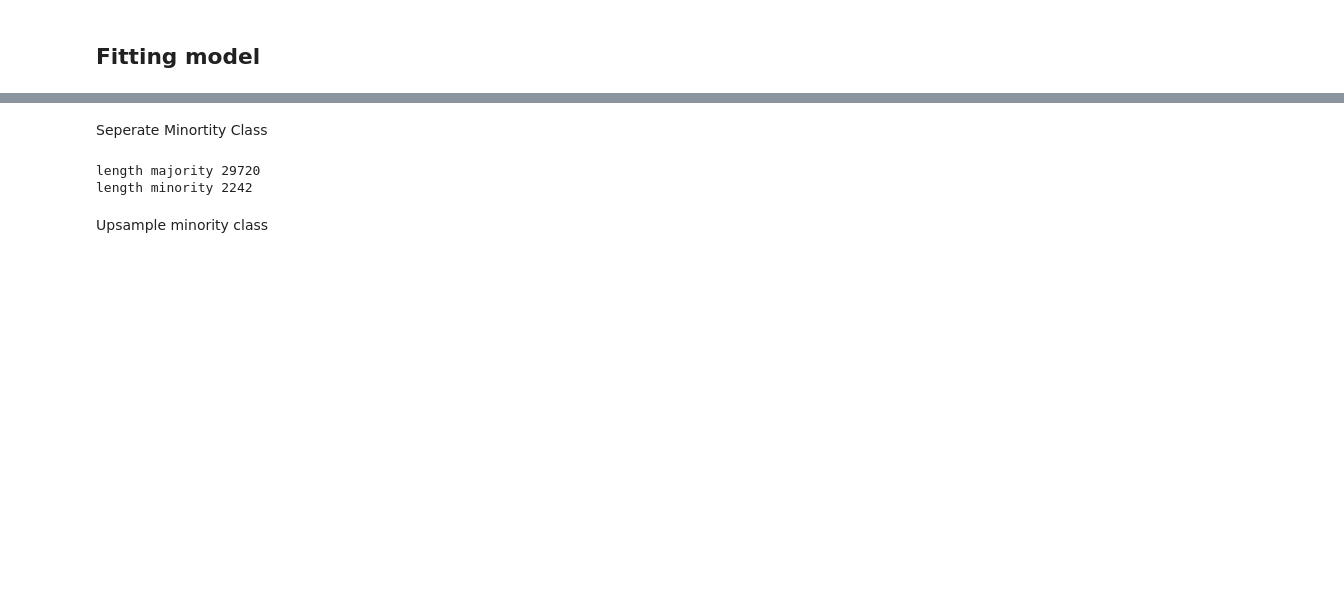
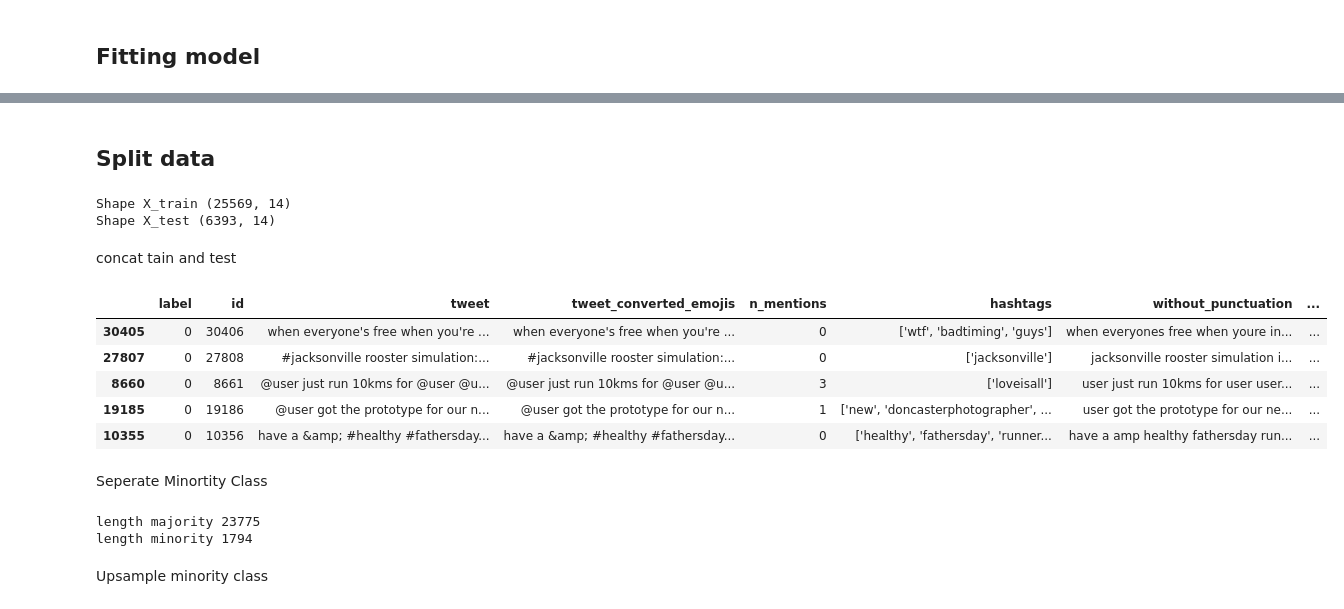
Before and after one commit to Aaron9812/Data_mining, a Jupyter notebook: src/models/decision_tree.ipynb, the cells around one changed output, grey strips where cells are left out. Cells and saved outputs as stored; diff of their text form; code cells hidden in the pictures; blank space fills up the shorter version.

```diff
--- a/src/models/decision_tree.ipynb
+++ b/src/models/decision_tree.ipynb
@@ -167,13 +159,39 @@ Dataset split: 0.9278339764313276
+# %% [markdown]
+## Split data
+# %%
+X_up2 = train_data.drop("label", 1)
+y_up2 = train_data.label
+# %%
+X_train_up2, X_test_up2, y_train_up2, y_test_up2 = train_test_split(X_up2, y_up2, test_size=0.2, random_state = 17, stratify=y_up2)
+# %%
+print(f"Shape X_train {X_train_up2.shape}")
+print(f"Shape X_test {X_test_up2.shape}")
+# %% [output]
+Shape X_train (25569, 14)
+Shape X_test (6393, 14)
+# %% [markdown]
+concat tain and test
+# %%
+df_train_up2 = pd.concat([y_train_up2,X_train_up2], axis=1)
+df_test_up2 = pd.concat([y_test_up2,X_test_up2], axis = 1)
+df_train_up2.head()
+# %% [output]
+|  | label | id | tweet | tweet_converted_emojis | n_mentions | hashtags | without_punctuation | ... |
+| 30405 | 0 | 30406 | when everyone's free when you're ... | when everyone's free when you're ... | 0 | ['wtf', 'badtiming', 'guys'] | when everyones free when youre in... | ... |
+| 27807 | 0 | 27808 | #jacksonville rooster simulation:... | #jacksonville rooster simulation:... | 0 | ['jacksonville'] | jacksonville rooster simulation i... | ... |
+| 8660 | 0 | 8661 | @user just run 10kms for @user @u... | @user just run 10kms for @user @u... | 3 | ['loveisall'] | user just run 10kms for user user... | ... |
+| 19185 | 0 | 19186 | @user got the prototype for our n... | @user got the prototype for our n... | 1 | ['new', 'doncasterphotographer', ... | user got the prototype for our ne... | ... |
+| 10355 | 0 | 10356 | have a &amp; #healthy #fathersday... | have a &amp; #healthy #fathersday... | 0 | ['healthy', 'fathersday', 'runner... | have a amp healthy fathersday run... | ... |
 # %% [markdown]
 Seperate Minortity Class
 # %%
-data_minority = train_data[train_data.label == 1]
-data_majority = train_data[train_data.label == 0]
+data_minority = df_train_up2[df_train_up2.label == 1]
+data_majority = df_train_up2[df_train_up2.label == 0]
 print("length majority", len(data_majority))
 print("length minority", len(data_minority))
 # %% [output]
-length majority 29720
-length minority 2242
+length majority 23775
+length minority 1794
 # %% [markdown]
 Upsample minority class
 # %%
```
Also changed, not shown: parts of 18 cells of this notebook, 3 other files.
